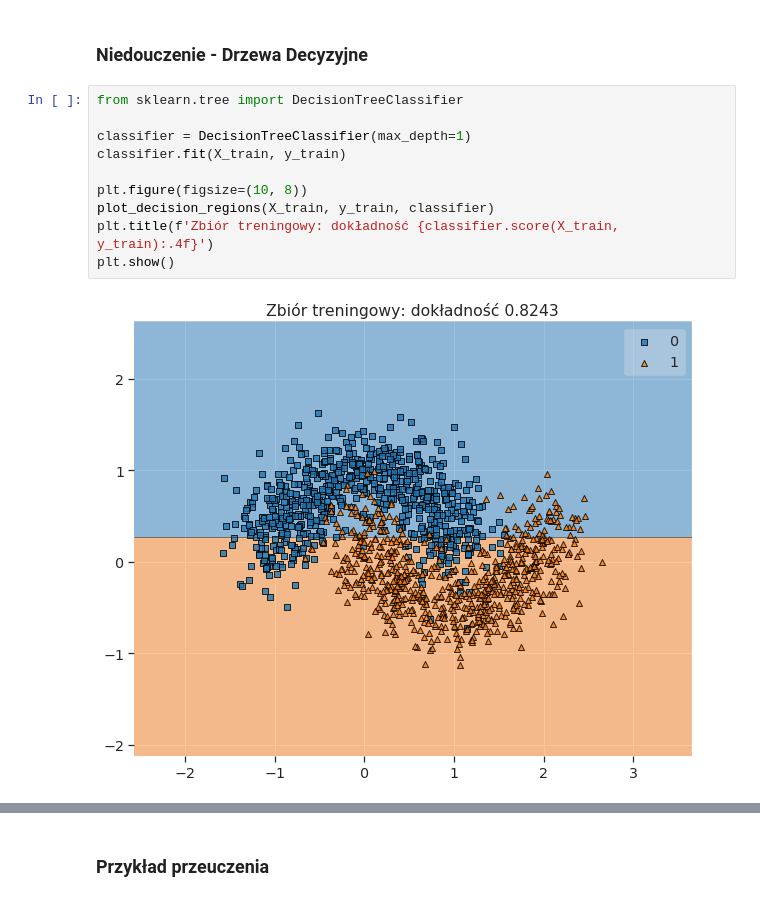
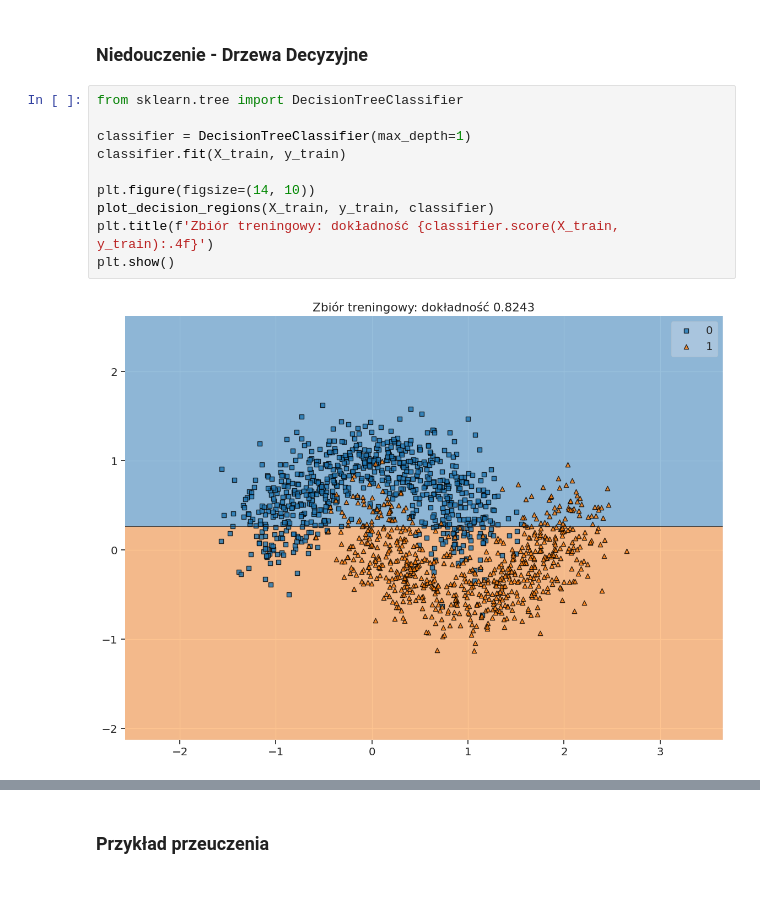
Before and after one commit to adalbertii/Modele---klasyfikacyjne, a Jupyter notebook: underfitting_overfitting.ipynb, the cells around one changed output, grey strips where cells are left out. Drawn from its saved outputs; the diff is of its cells as text.

```diff
--- a/underfitting_overfitting.ipynb
+++ b/underfitting_overfitting.ipynb
@@ -135,13 +143,13 @@ plt.show()
 # %%
 from sklearn.tree import DecisionTreeClassifier
 
 classifier = DecisionTreeClassifier(max_depth=1)
 classifier.fit(X_train, y_train)
 
-plt.figure(figsize=(10, 8))
+plt.figure(figsize=(14, 10))
 plot_decision_regions(X_train, y_train, classifier)
 plt.title(f'Zbiór treningowy: dokładność {classifier.score(X_train, y_train):.4f}')
 plt.show()
 # %% [output]
-[figure, old version]
+[figure, new version]
 # %%
```
Also changed, not shown: parts of 9 cells of this notebook.
